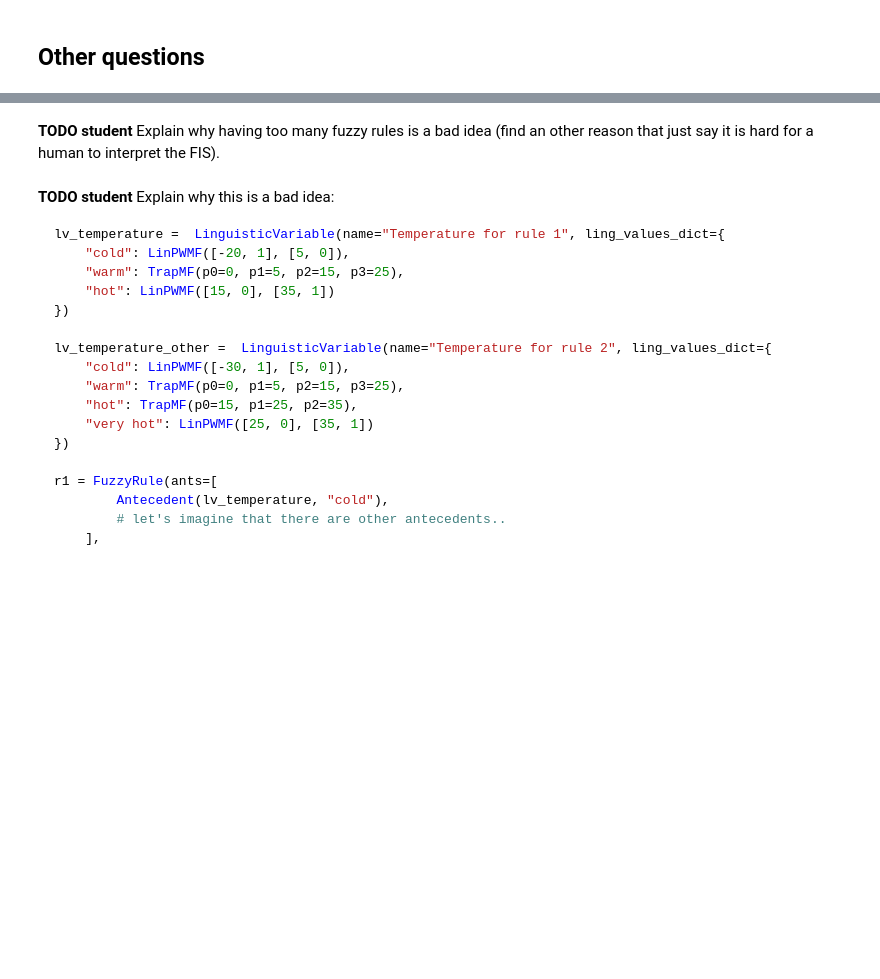
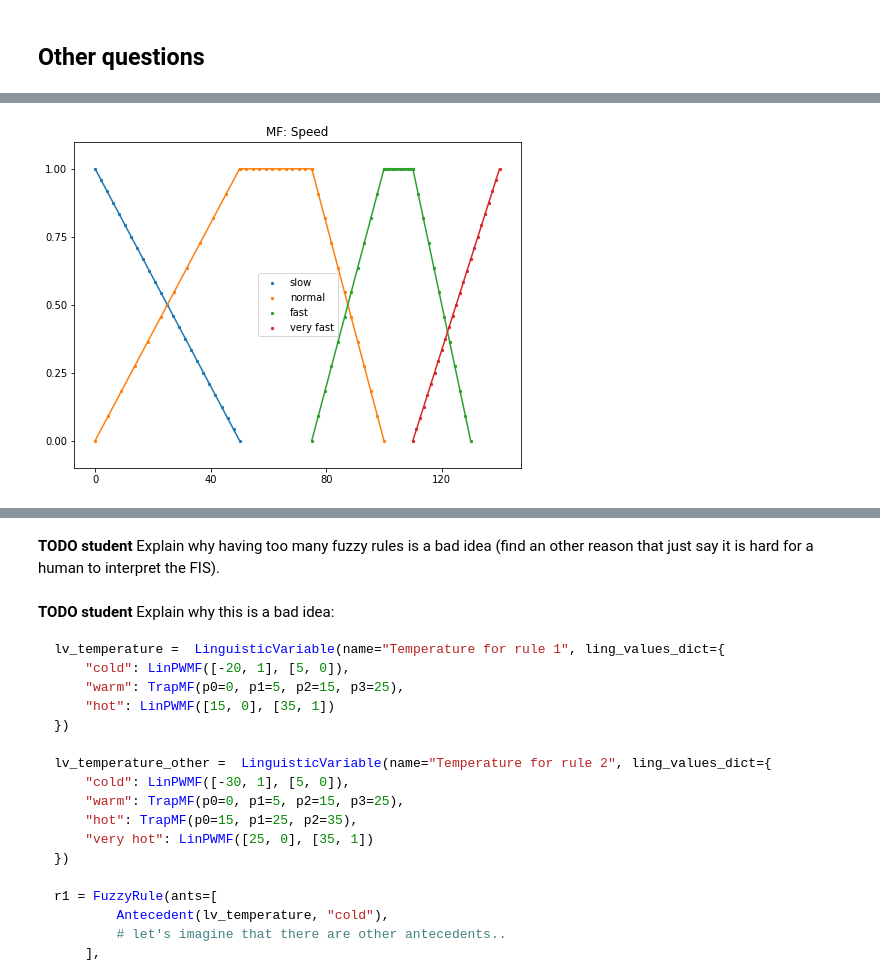
Before and after one commit to X4l1b1/LFA_Labs, a Jupyter notebook: 040_interpretability/000_interpretability.ipynb, the cells around one changed output, grey strips where cells are left out. Drawn from its saved outputs; the diff is of its cells as text; code cells hidden in the pictures; blank space fills up the shorter version.

```diff
--- a/040_interpretability/000_interpretability.ipynb
+++ b/040_interpretability/000_interpretability.ipynb
@@ -184,0 +211,11 @@ fisv.show()
+# %%
+lv_ex2 = LinguisticVariable(name="Speed", ling_values_dict={
+    "slow": LinPWMF([0, 1], [50, 0]),
+    "normal": TrapMF(p0=0, p1=50, p2=75, p3=100),
+    "fast": TrapMF(p0=75, p1=100, p2=110, p3=130),
+    "very fast": LinPWMF([110, 0], [140, 1])
+})
+
+LinguisticVariableViewer(lv_ex2).show()
+# %% [output]
+[figure, added]
```
Also changed, not shown: parts of 11 cells of this notebook.
